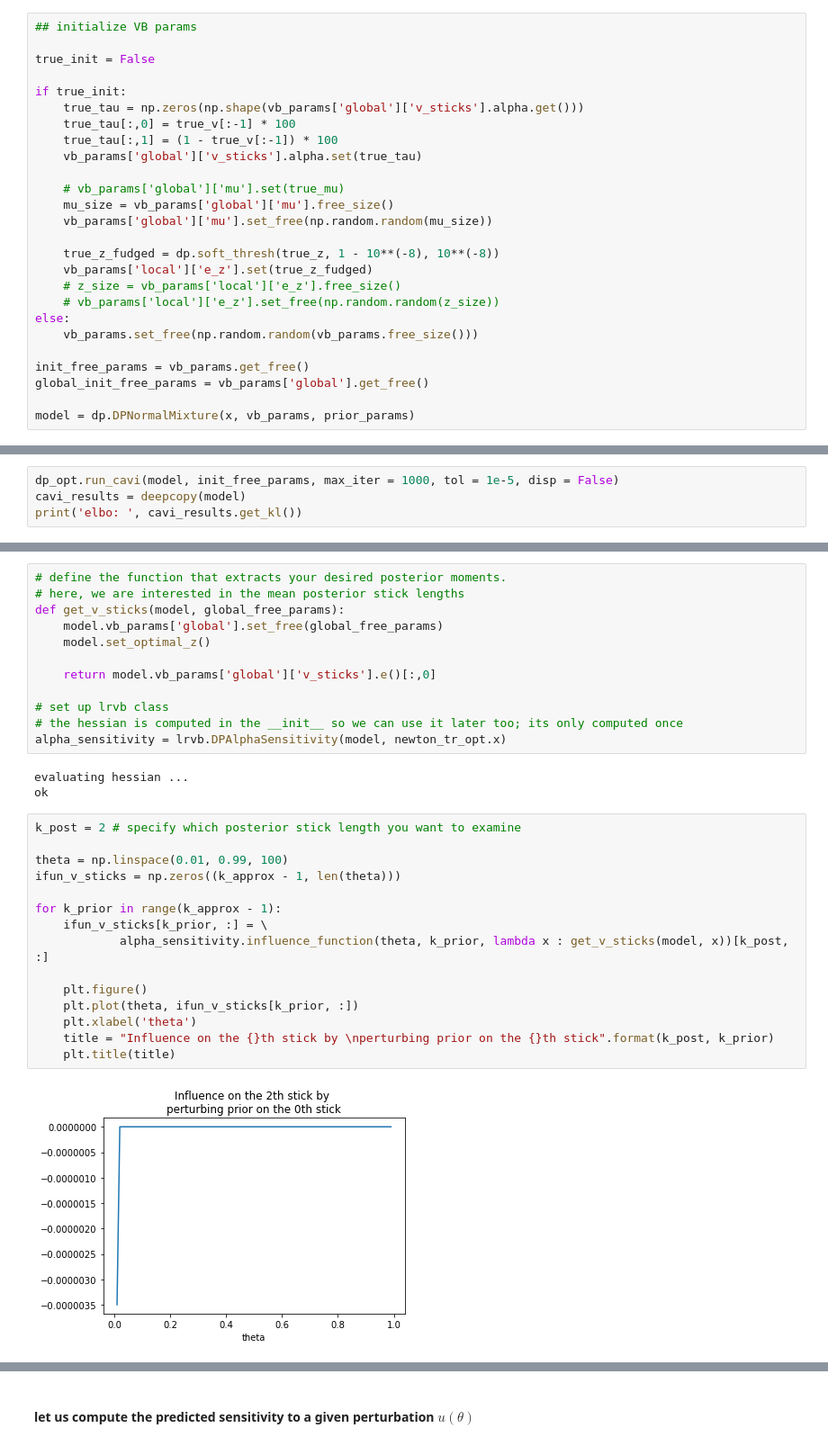
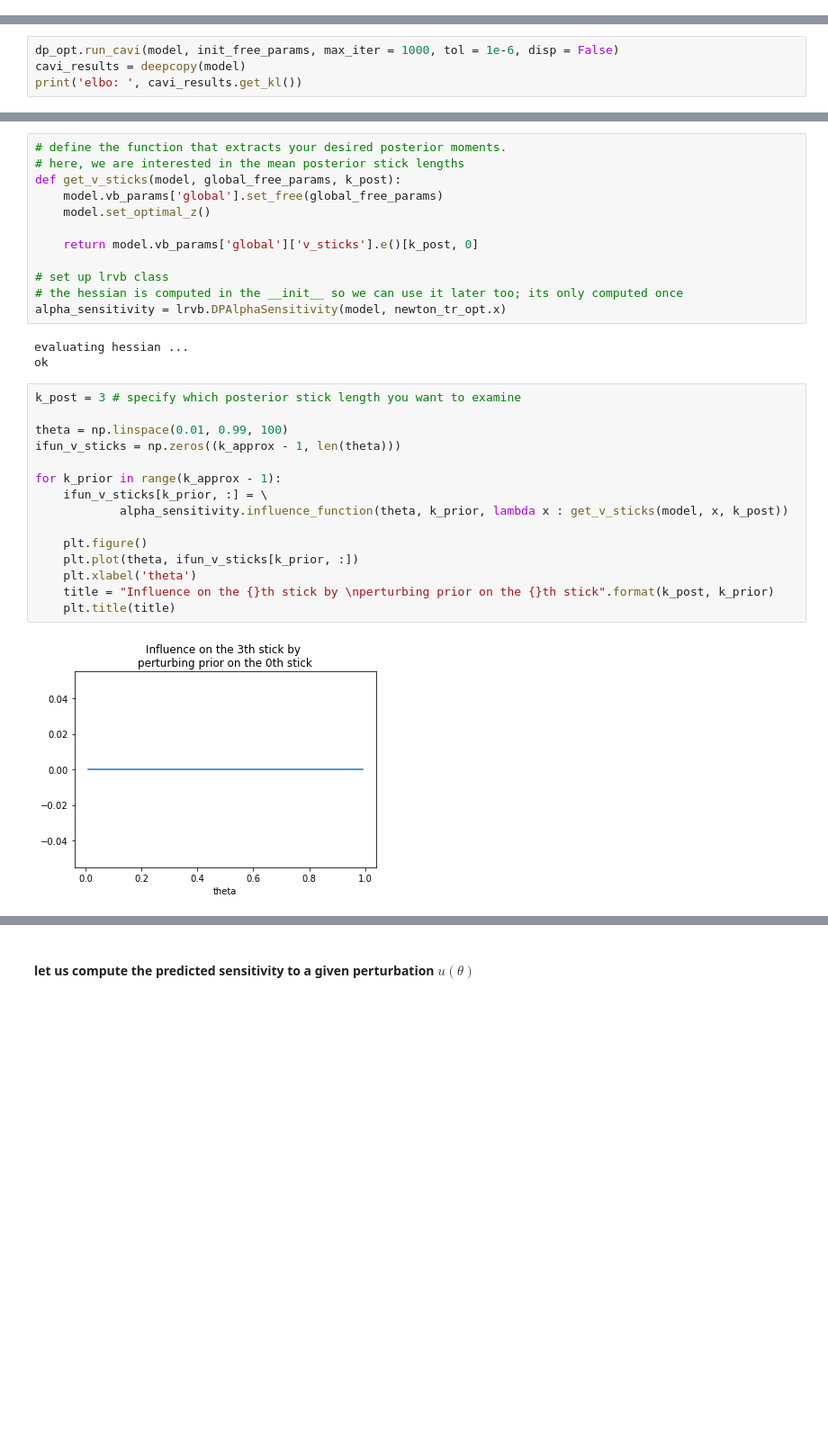
Before and after one commit to Runjing-Liu120/Variational_BNP_robustness, a Jupyter notebook: DP_mixture/DP_normal_mixture-Functional_sensitivity.ipynb, the cells around one changed output, grey strips where cells are left out. Shown at 90% size. Drawn from its saved outputs; the diff is of its cells as text; blank space fills up the shorter version.

Commit message:
parametric sensitivity

```diff
--- a/DP_mixture/DP_normal_mixture-Functional_sensitivity.ipynb
+++ b/DP_mixture/DP_normal_mixture-Functional_sensitivity.ipynb
@@ -94,28 +119,2 @@ prior_params.push_param(PosDefMatrixParam(name='info_x', size=x_dim, val=info_x)
 # %% [markdown]
 # Initialize
-# %%
-## initialize VB params
-
-true_init = False
-
-if true_init:
-    true_tau = np.zeros(np.shape(vb_params['global']['v_sticks'].alpha.get()))
-    true_tau[:,0] = true_v[:-1] * 100
-    true_tau[:,1] = (1 - true_v[:-1]) * 100
-    vb_params['global']['v_sticks'].alpha.set(true_tau)
-
-    # vb_params['global']['mu'].set(true_mu)
-    mu_size = vb_params['global']['mu'].free_size()
-    vb_params['global']['mu'].set_free(np.random.random(mu_size))
-
-    true_z_fudged = dp.soft_thresh(true_z, 1 - 10**(-8), 10**(-8))
-    vb_params['local']['e_z'].set(true_z_fudged)
-    # z_size = vb_params['local']['e_z'].free_size()
-    # vb_params['local']['e_z'].set_free(np.random.random(z_size))
-else:
-    vb_params.set_free(np.random.random(vb_params.free_size()))
-
-init_free_params = vb_params.get_free()
-global_init_free_params = vb_params['global'].get_free()
-
-model = dp.DPNormalMixture(x, vb_params, prior_params)
@@ -122,7 +135,7 @@ model = dp.DPNormalMixture(x, vb_params, prior_params)
 # %% [markdown]
 # Run CAVI
 # %%
-dp_opt.run_cavi(model, init_free_params, max_iter = 1000, tol = 1e-5, disp = False)
+dp_opt.run_cavi(model, init_free_params, max_iter = 1000, tol = 1e-6, disp = False)
 cavi_results = deepcopy(model)
 print('elbo: ', cavi_results.get_kl())
 # %% [output]
@@ -327,11 +335,11 @@ In particular, we are interested in how posterior quantities depend on our choic
 # %%
 # define the function that extracts your desired posterior moments.
 # here, we are interested in the mean posterior stick lengths
-def get_v_sticks(model, global_free_params):
+def get_v_sticks(model, global_free_params, k_post):
     model.vb_params['global'].set_free(global_free_params)
     model.set_optimal_z()
 
-    return model.vb_params['global']['v_sticks'].e()[:,0]
+    return model.vb_params['global']['v_sticks'].e()[k_post, 0]
 
 # set up lrvb class
 # the hessian is computed in the __init__ so we can use it later too; its only computed once
@@ -340,19 +348,19 @@ alpha_sensitivity = lrvb.DPAlphaSensitivity(model, newton_tr_opt.x)
 evaluating hessian ...
 ok
 # %%
-k_post = 2 # specify which posterior stick length you want to examine
+k_post = 3 # specify which posterior stick length you want to examine
 
 theta = np.linspace(0.01, 0.99, 100)
 ifun_v_sticks = np.zeros((k_approx - 1, len(theta)))
 
 for k_prior in range(k_approx - 1):
     ifun_v_sticks[k_prior, :] = \
-            alpha_sensitivity.influence_function(theta, k_prior, lambda x : get_v_sticks(model, x))[k_post, :]
+            alpha_sensitivity.influence_function(theta, k_prior, lambda x : get_v_sticks(model, x, k_post))
 
     plt.figure()
     plt.plot(theta, ifun_v_sticks[k_prior, :])
     plt.xlabel('theta')
     title = "Influence on the {}th stick by \nperturbing prior on the {}th stick".format(k_post, k_prior)
     plt.title(title)
 # %% [output]
-[figure, old version]
+[figure, new version]
```
Also changed, not shown: parts of 21 cells of this notebook, 3 other files.
